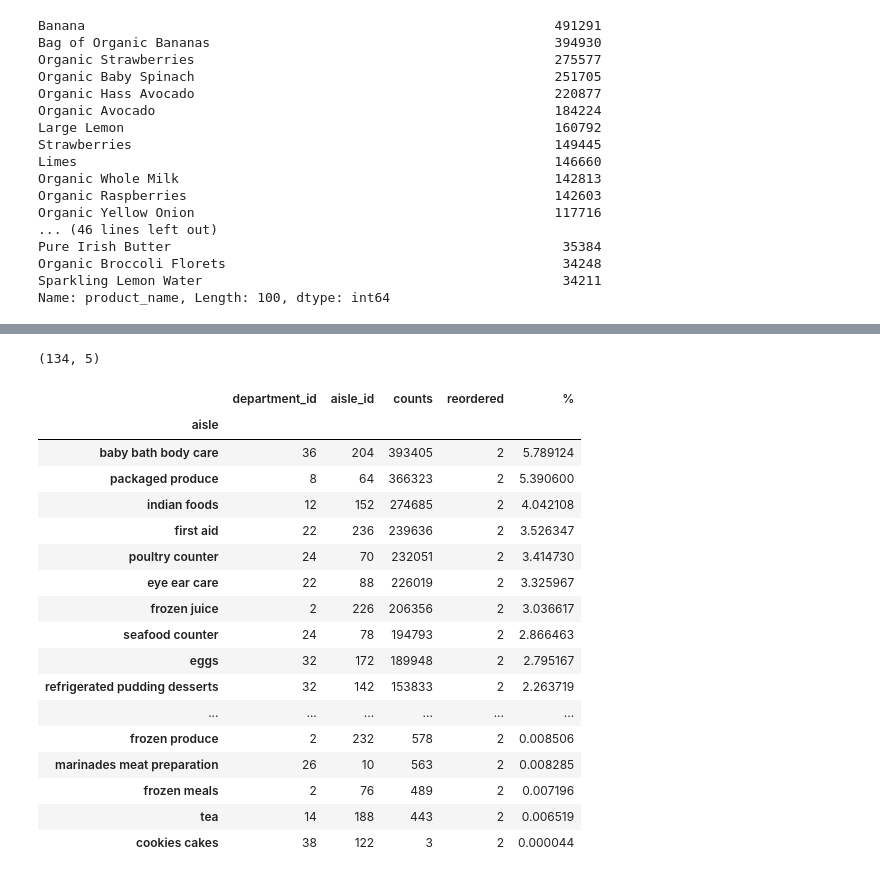
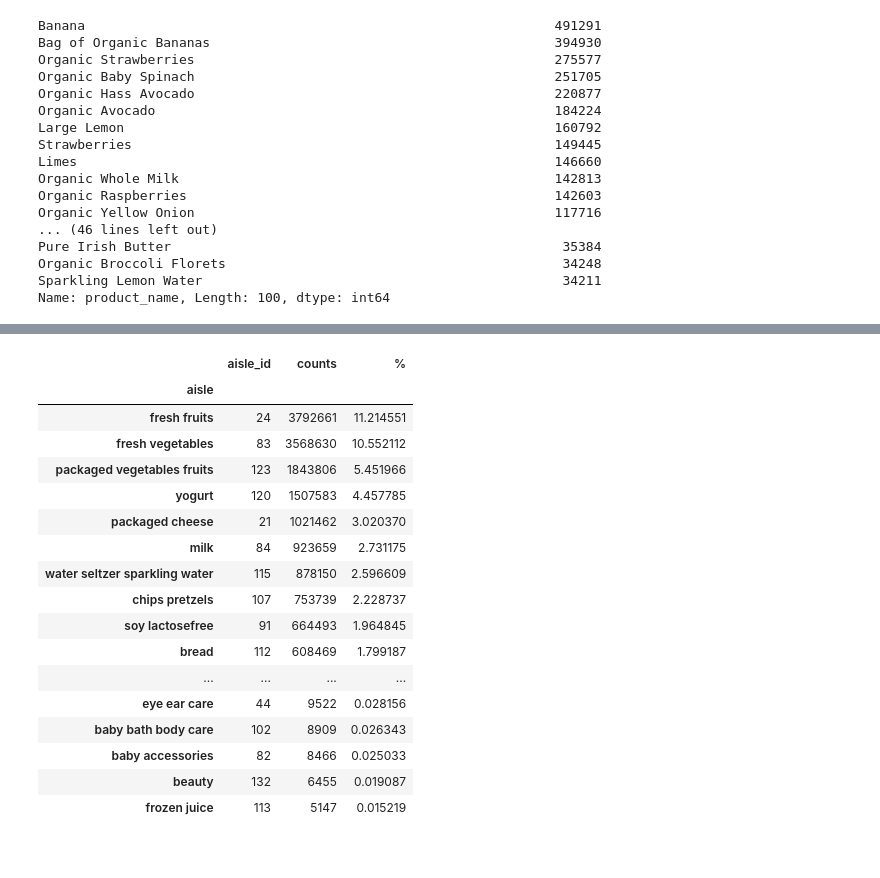
Before and after one commit to bloominstituteoftechnology/DS-Unit-3-Sprint-3-Big-Data, a Jupyter notebook: module1-aws-sagemaker/instacart_analysis.ipynb, the cells around one changed output, grey strips where cells are left out. Cells and saved outputs as stored; diff of their text form; code cells hidden in the pictures.

```diff
--- a/module1-aws-sagemaker/instacart_analysis.ipynb
+++ b/module1-aws-sagemaker/instacart_analysis.ipynb
@@ -202,2 +191,24 @@ grouped_dd.head(10)
 # %%
-grouped_dd = grouped_dd.drop('cumulative %', axis = 1)
+aisle_df = grouped_df \
+            .set_index("aisle") \
+            .drop("cumulative %", axis = 1)
+aisle_df
+# %% [output]
+|  | aisle_id | counts | % |
+| aisle |  |  |  |
+| fresh fruits | 24 | 3792661 | 11.214551 |
+| fresh vegetables | 83 | 3568630 | 10.552112 |
+| packaged vegetables fruits | 123 | 1843806 | 5.451966 |
+| yogurt | 120 | 1507583 | 4.457785 |
+| packaged cheese | 21 | 1021462 | 3.020370 |
+| milk | 84 | 923659 | 2.731175 |
+| water seltzer sparkling water | 115 | 878150 | 2.596609 |
+| chips pretzels | 107 | 753739 | 2.228737 |
+| soy lactosefree | 91 | 664493 | 1.964845 |
+| bread | 112 | 608469 | 1.799187 |
+| ... | ... | ... | ... |
+| eye ear care | 44 | 9522 | 0.028156 |
+| baby bath body care | 102 | 8909 | 0.026343 |
+| baby accessories | 82 | 8466 | 0.025033 |
+| beauty | 132 | 6455 | 0.019087 |
+| frozen juice | 113 | 5147 | 0.015219 |
@@ -212,4 +214,0 @@ grouped_by_aisle = grouped_dd.groupby('aisle').agg(sum).compute()
-# %%
-print(grouped_by_aisle.shape)
-# %% [output]
-(134, 5)
@@ -220,21 +214,0 @@ pd.options.display.max_rows = 999
-# %%
-grouped_by_aisle
-# %% [output]
-|  | department_id | aisle_id | counts | reordered | % |
-| aisle |  |  |  |  |  |
-| baby bath body care | 36 | 204 | 393405 | 2 | 5.789124 |
-| packaged produce | 8 | 64 | 366323 | 2 | 5.390600 |
-| indian foods | 12 | 152 | 274685 | 2 | 4.042108 |
-| first aid | 22 | 236 | 239636 | 2 | 3.526347 |
-| poultry counter | 24 | 70 | 232051 | 2 | 3.414730 |
-| eye ear care | 22 | 88 | 226019 | 2 | 3.325967 |
-| frozen juice | 2 | 226 | 206356 | 2 | 3.036617 |
-| seafood counter | 24 | 78 | 194793 | 2 | 2.866463 |
-| eggs | 32 | 172 | 189948 | 2 | 2.795167 |
-| refrigerated pudding desserts | 32 | 142 | 153833 | 2 | 2.263719 |
-| ... | ... | ... | ... | ... | ... |
-| frozen produce | 2 | 232 | 578 | 2 | 0.008506 |
-| marinades meat preparation | 26 | 10 | 563 | 2 | 0.008285 |
-| frozen meals | 2 | 76 | 489 | 2 | 0.007196 |
-| tea | 14 | 188 | 443 | 2 | 0.006519 |
-| cookies cakes | 38 | 122 | 3 | 2 | 0.000044 |
```
Also changed, not shown: parts of 14 cells of this notebook.
